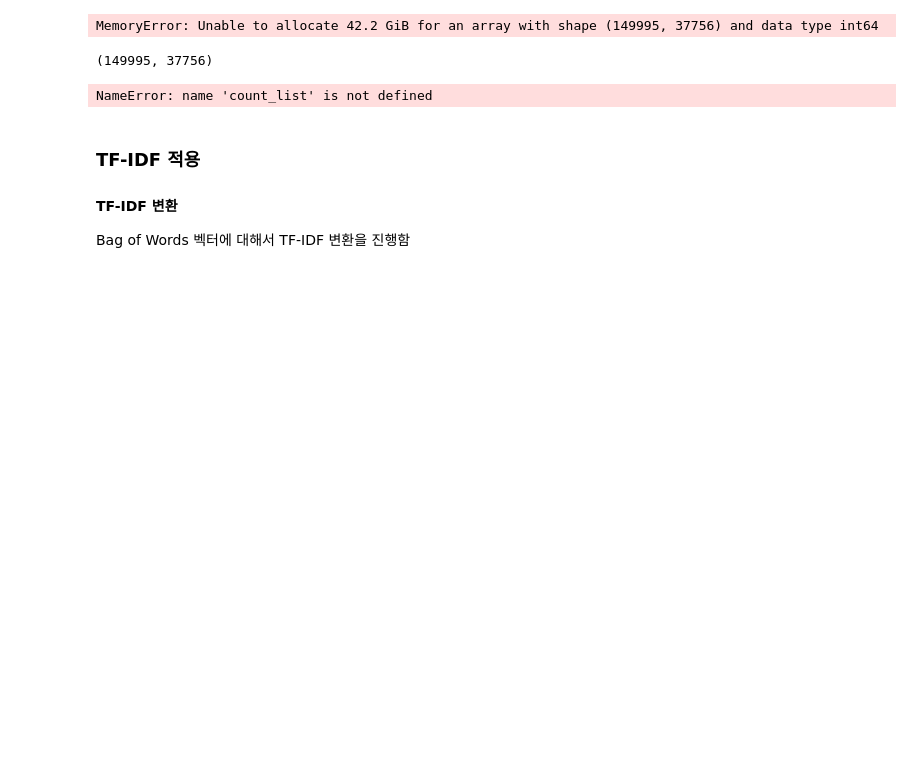
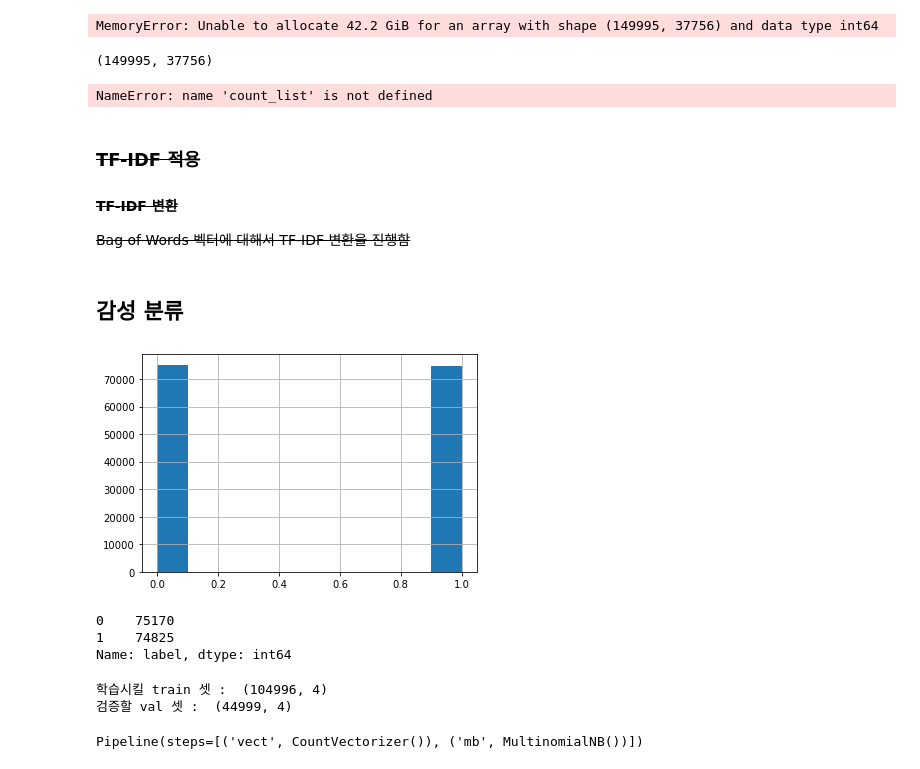
Before and after one commit to Park-Young-Bin/Python_Projects, a Jupyter notebook: 데이콘/[데이콘] 영화 리뷰 감성 분석.ipynb, the cells around one changed output. Cells and saved outputs as stored; diff of their text form; code cells hidden in the pictures; blank space fills up the shorter version.

```diff
--- a/데이콘/[데이콘] 영화 리뷰 감성 분석.ipynb
+++ b/데이콘/[데이콘] 영화 리뷰 감성 분석.ipynb
@@ -17,8 +18,8 @@ warnings.filterwarnings('ignore')
 # %% [markdown]
 ## 데이터 셋 불러오기
 # %%
-train_data = pd.read_csv('data/[기업은행 혁신리그 사전강의] 영화 리뷰 감성 분석/train.csv')
-train_data
+train = pd.read_csv('data/[기업은행 혁신리그 사전강의] 영화 리뷰 감성 분석/train.csv')
+train
 # %% [output]
 |  | id | document | label |
 | 0 | 1 | 아 더빙.. 진짜 짜증나네요 목소리 | 0 |
@@ -66,10 +67,10 @@ train_data[train_data['document'].isnull()]
 | 140721 | 140722 | NaN | 0 |
 # %%
 # 결측치 행 제거
-train_data.dropna(axis=0, inplace=True)
+train.dropna(axis=0, inplace=True)
 
 # 결측치 확인
-train_data.isnull().sum()
+train.isnull().sum()
 # %% [output]
 id          0
 document    0
@@ -91,3 +92,6 @@ def apply_regular_expression(text):
     hangle = re.compile('[^ ㄱ-ㅣ 가-힣]') # 한글 추출 규칙: 띄어 쓰기(1개)를 포함한 한글
     result = hangle.sub("", text) # 위에 설정한 "hangul"규칙을 "text"에 적용(.sub)시킴
     return result
+# %%
+train['document_perprocess'] = train['document'].apply(apply_regular_expression)
+train
@@ -256,6 +266,18 @@ MemoryError: Unable to allocate 42.2 GiB for an array with shape (149995, 37756)
 # %% [output]
 NameError: name 'count_list' is not defined
 # %% [markdown]
-### TF-IDF 적용
-#### TF-IDF 변환
-Bag of Words 벡터에 대해서 TF-IDF 변환을 진행함
+### ~~TF-IDF 적용~~
+#### ~~TF-IDF 변환~~
+~~Bag of Words 벡터에 대해서 TF-IDF 변환을 진행함~~
+# %% [markdown]
+## 감성 분류
+# %%
+train['label'].hist();
+# %% [output]
+[figure, added]
+# %%
+train['label'].value_counts()
+# %% [output]
+0    75170
+1    74825
+Name: label, dtype: int64
@@ -261,0 +290,12 @@ Bag of Words 벡터에 대해서 TF-IDF 변환을 진행함
+# %%
+# train 데이터를 train_data, val-data로 분류
+data = train.drop('id', axis = 1).copy()
+train_data, val_data = train_test_split(data, test_size=.3)
+train_data.reset_index(inplace=True)
+val_data.reset_index(inplace=True)
+
+print('학습시킬 train 셋 : ', train_data.shape)
+print('검증할 val 셋 : ', val_data.shape)
+# %% [output]
+학습시킬 train 셋 :  (104996, 4)
+검증할 val 셋 :  (44999, 4)
@@ -261,0 +308,11 @@ Bag of Words 벡터에 대해서 TF-IDF 변환을 진행함
+# %%
+# 나이브 베이즈 모형으로 학습
+model1 = Pipeline([
+    ('vect', CountVectorizer()),
+    ('mb', MultinomialNB())
+])
+
+# %%time
+model1.fit(train_data_X, train_data_y)
+# %% [output]
+Pipeline(steps=[('vect', CountVectorizer()), ('mb', MultinomialNB())])
```
Also changed, not shown: parts of 22 cells of this notebook.
